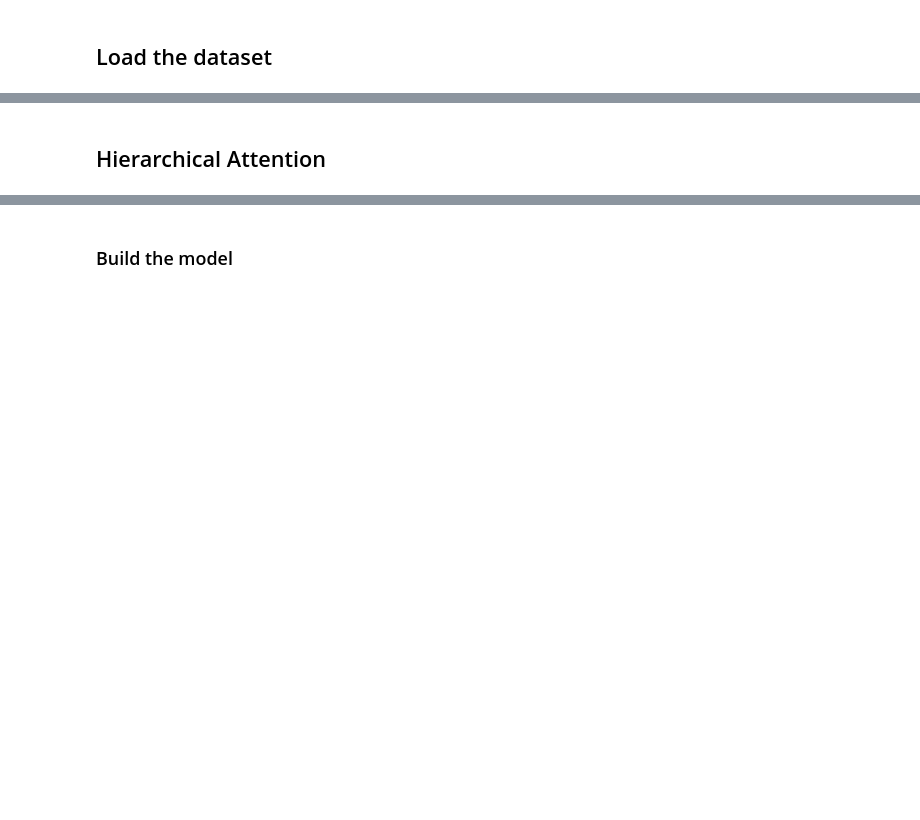
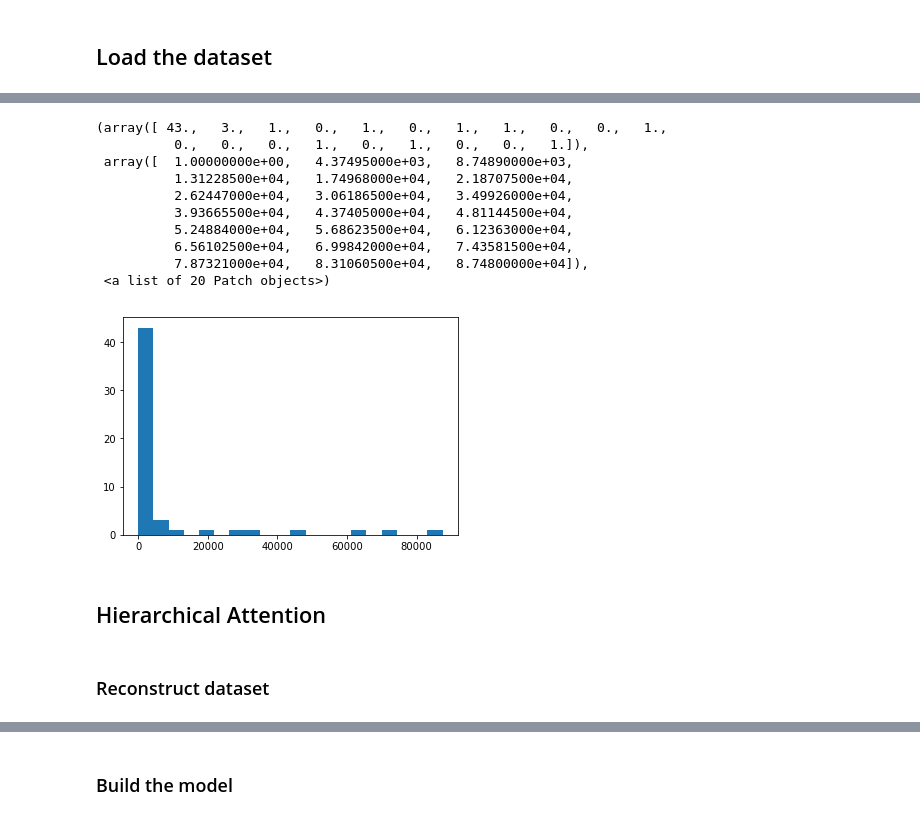
Before and after one commit to Justin-Yuan/Structured-Inference-and-Learning, a Jupyter notebook: experiments/amazon_reviews/Amazon Reviews Text Classification-Attention Model.ipynb, the cells around one changed output, grey strips where cells are left out. Drawn from its saved outputs; the diff is of its cells as text; code cells hidden in the pictures; blank space fills up the shorter version.

```diff
--- a/experiments/amazon_reviews/Amazon Reviews Text Classification-Attention Model.ipynb
+++ b/experiments/amazon_reviews/Amazon Reviews Text Classification-Attention Model.ipynb
@@ -33,0 +114,15 @@ embedding_matrix = f['embedding_matrix']
+# %%
+sentence_length_dict = {}
+
+for sent in sequences_sentences:
+#     for sent in doc:
+    if len(sent) not in sentence_length_dict:
+        sentence_length_dict[len(sent)] = 1
+    else:
+        sentence_length_dict[len(sent)] += 1
+
+for key in sorted(sentence_length_dict):
+    print(key, sentence_length_dict[key])
+
+
+# a suitable maximum number of sentences in each review 30-40
@@ -34,3 +147,17 @@ embedding_matrix = f['embedding_matrix']
+# %%
+plt.hist(list(sentence_length_dict.values()), 20)
+# %% [output]
+(array([ 43.,   3.,   1.,   0.,   1.,   0.,   1.,   1.,   0.,   0.,   1.,
+          0.,   0.,   0.,   1.,   0.,   1.,   0.,   0.,   1.]),
+ array([  1.00000000e+00,   4.37495000e+03,   8.74890000e+03,
+          1.31228500e+04,   1.74968000e+04,   2.18707500e+04,
+          2.62447000e+04,   3.06186500e+04,   3.49926000e+04,
+          3.93665500e+04,   4.37405000e+04,   4.81144500e+04,
+          5.24884000e+04,   5.68623500e+04,   6.12363000e+04,
+          6.56102500e+04,   6.99842000e+04,   7.43581500e+04,
+          7.87321000e+04,   8.31060500e+04,   8.74800000e+04]),
+ <a list of 20 Patch objects>)
+[figure, added]
 # %%
 validation_split = 0.2
 epochs = 60
@@ -48,2 +175,4 @@ y_val = labels[-num_validation_samples:]
 # %% [markdown]
 ## Hierarchical Attention
+# %% [markdown]
+### Reconstruct dataset
```
Also changed, not shown: parts of 29 cells of this notebook.
